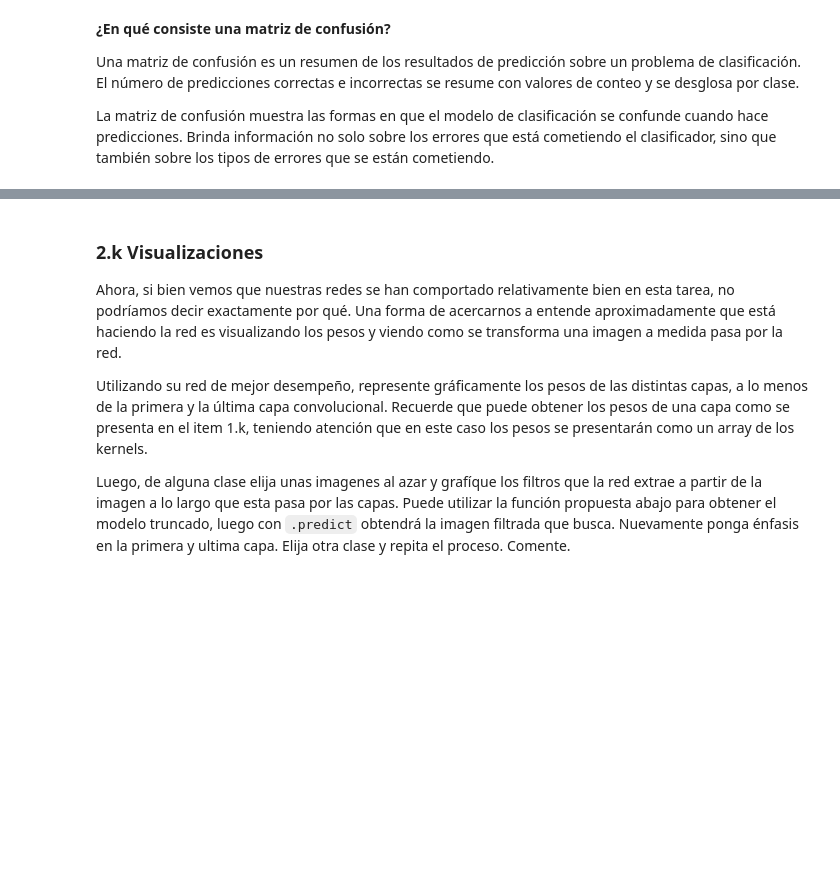
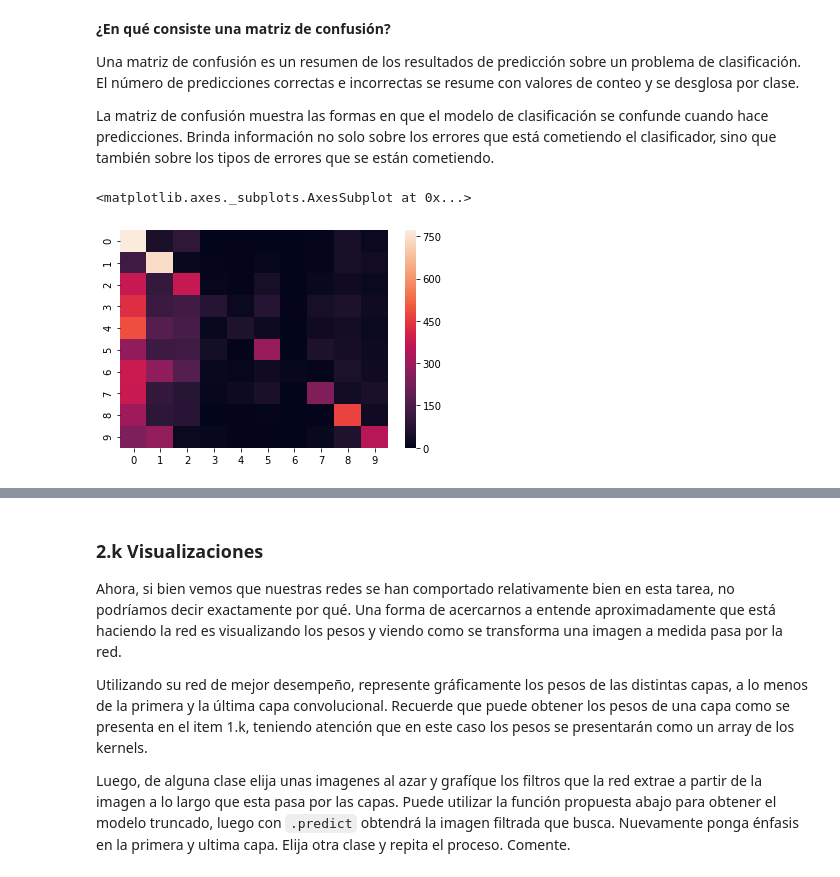
Before and after one commit to JPJLeon/Tarea1-RN, a Jupyter notebook: Pregunta_2.ipynb, the cells around one changed output, grey strips where cells are left out. Saved outputs shown, nothing was run; the diff lists cells and outputs as text; code cells hidden in the pictures; blank space fills up the shorter version.

```diff
--- a/Pregunta_2.ipynb
+++ b/Pregunta_2.ipynb
@@ -1141,8 +1139,10 @@ La matriz de confusión muestra las formas en que el modelo de clasificación se
 # %%
 from sklearn.metrics import confusion_matrix
 # Puede usar libreria seaborn para realizar facilmente heatmaps anotados:
 import seaborn as sns
 
-scores = model3BlocksDropout.predict(x_val)
-
-sns.heatmap(confusion_matrix(y_val, scores))
+prediction = model3BlocksDropout.predict_classes(x_val)
+sns.heatmap(confusion_matrix(y_val, prediction))
+# %% [output]
+<matplotlib.axes._subplots.AxesSubplot at 0x...>
+[figure, added]
```
Also changed, not shown: parts of 5 cells of this notebook.
